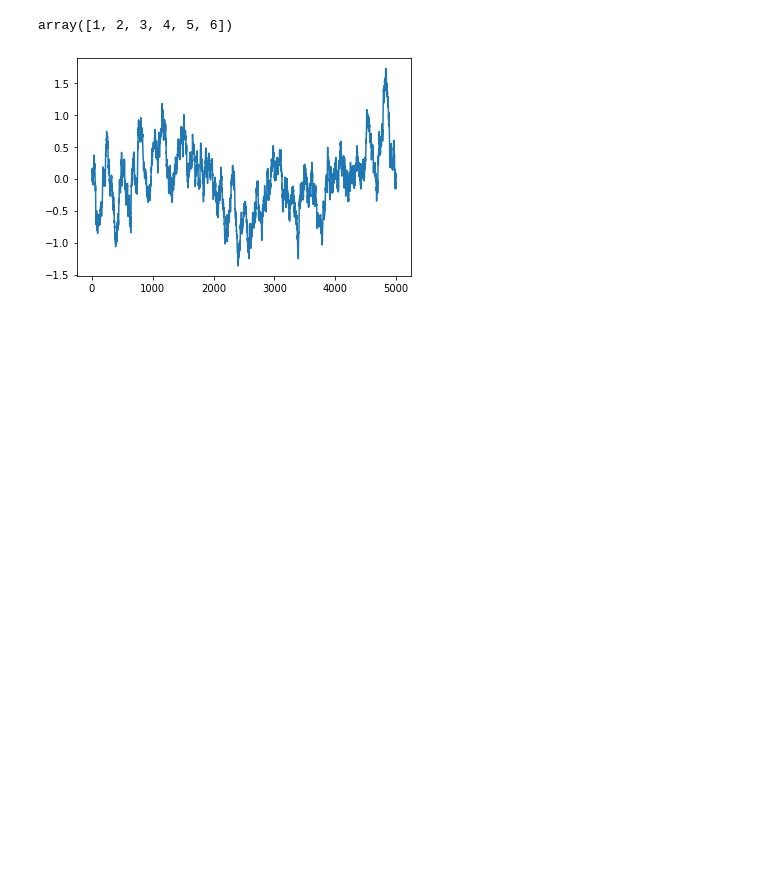
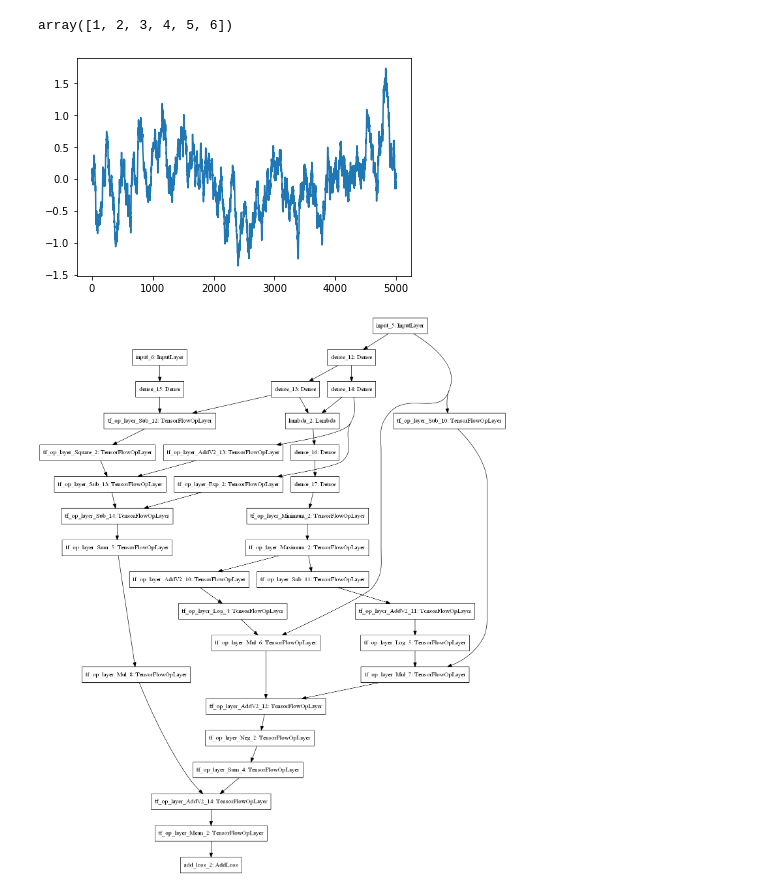
Before and after one commit to SimonLaplacing/prediction, a Jupyter notebook: test.ipynb, the cells around one changed output. Cells and saved outputs as stored; diff of their text form; code cells hidden in the pictures; blank space fills up the shorter version.

```diff
--- a/test.ipynb
+++ b/test.ipynb
@@ -240,3 +240,76 @@ plt.plot(x,no)
 plt.show()
 # %% [output]
 [figure]
+# %%
+from __future__ import print_function
+
+import numpy as np
+import matplotlib.pyplot as plt
+from scipy.stats import norm
+
+from tensorflow.keras.layers import Input, Dense, Lambda
+from tensorflow.keras.models import Model
+from tensorflow.keras import backend as K
+from tensorflow.keras.datasets import mnist
+from tensorflow.keras.utils import to_categorical,plot_model
+
+
+batch_size = 100
+original_dim = 784
+latent_dim = 2 # 隐变量取2维只是为了方便后面画图
+intermediate_dim = 256
+epochs = 100
+num_classes = 10
+
+
+# 加载MNIST数据集
+(x_train, y_train_), (x_test, y_test_) = mnist.load_data()
+x_train = x_train.astype('float32') / 255.
+x_test = x_test.astype('float32') / 255.
+x_train = x_train.reshape((len(x_train), np.prod(x_train.shape[1:])))
+x_test = x_test.reshape((len(x_test), np.prod(x_test.shape[1:])))
+y_train = to_categorical(y_train_, num_classes)
+y_test = to_categorical(y_test_, num_classes)
+
+
+x = Input(shape=(original_dim,))
+h = Dense(intermediate_dim, activation='relu')(x)
+
+# 算p(Z|X)的均值和方差
+z_mean = Dense(latent_dim)(h)
+z_log_var = Dense(latent_dim)(h)
+
+y = Input(shape=(num_classes,)) # 输入类别
+yh = Dense(latent_dim)(y) # 这里就是直接构建每个类别的均值
+
+# 重参数技巧
+def sampling(args):
+    z_mean, z_log_var = args
+    epsilon = K.random_normal(shape=K.shape(z_mean))
+    return z_mean + K.exp(z_log_var / 2) * epsilon
+
+# 重参数层，相当于给输入加入噪声
+z = Lambda(sampling, output_shape=(latent_dim,))([z_mean, z_log_var])
+
+# 解码层，也就是生成器部分
+decoder_h = Dense(intermediate_dim, activation='relu')
+decoder_mean = Dense(original_dim, activation='sigmoid')
+h_decoded = decoder_h(z)
+x_decoded_mean = decoder_mean(h_decoded)
+
+# 建立模型
+vae = Model([x, y], [x_decoded_mean, yh])
+
+# xent_loss是重构loss，kl_loss是KL loss
+xent_loss = K.sum(K.binary_crossentropy(x, x_decoded_mean), axis=-1)
+
+# 只需要修改K.square(z_mean)为K.square(z_mean - yh)，也就是让隐变量向类内均值看齐
+kl_loss = - 0.5 * K.sum(1 + z_log_var - K.square(z_mean - yh) - K.exp(z_log_var), axis=-1)
+vae_loss = K.mean(xent_loss + kl_loss)
+
+# add_loss是新增的方法，用于更灵活地添加各种loss
+vae.add_loss(vae_loss)
+vae.compile(optimizer='rmsprop')
+plot_model(vae)
+# %% [output]
+[figure, added]
```
Also changed, not shown: 4 other files.
